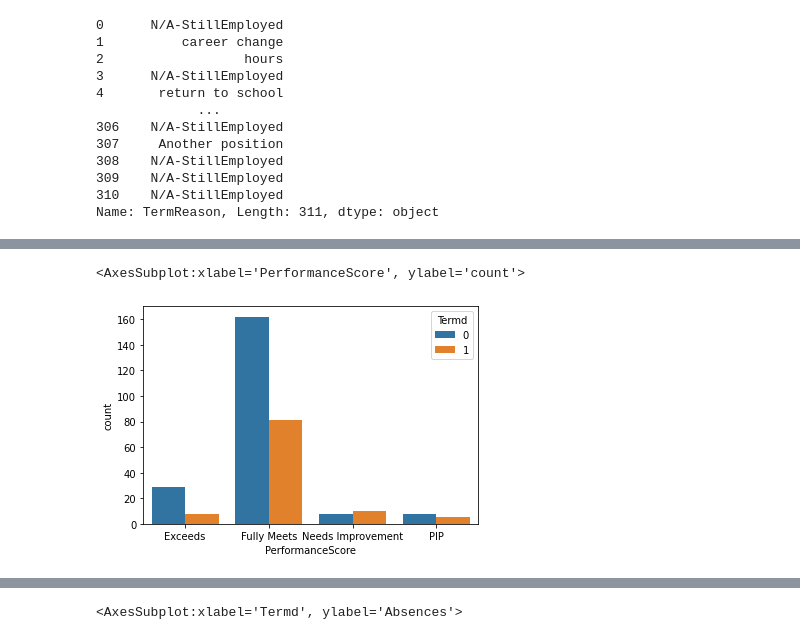
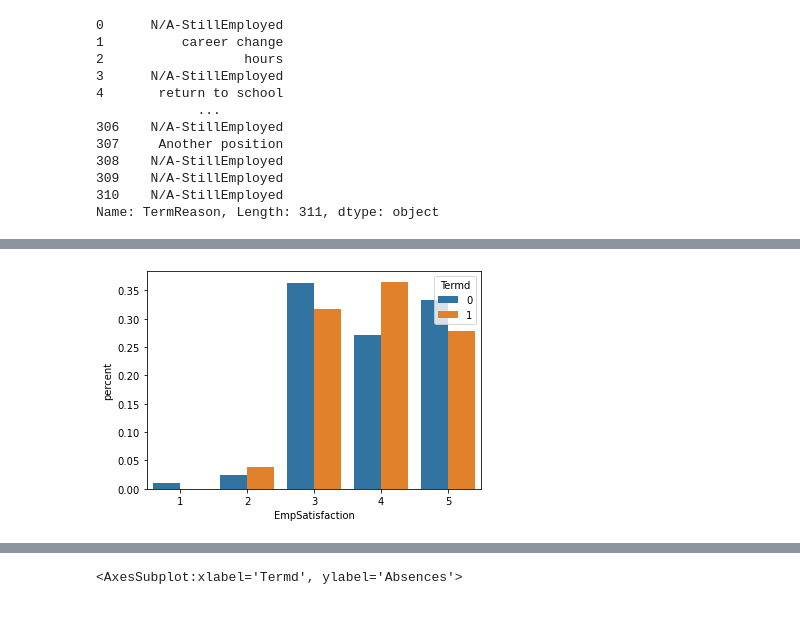
Before and after one commit to shunki-akiyama/HR-Analytics, a Jupyter notebook: HR Analytics.ipynb, the cells around one changed output, grey strips where cells are left out. Drawn from its saved outputs; the diff is of its cells as text; code cells hidden in the pictures.

```diff
--- a/HR Analytics.ipynb
+++ b/HR Analytics.ipynb
@@ -301,5 +291,8 @@ sns.histplot(data=df, x='Salary', hue='Termd')
-# %%
-sns.countplot(x="PerformanceScore", hue="Termd", data=df)
-# %% [output]
-<AxesSubplot:xlabel='PerformanceScore', ylabel='count'>
-[figure, removed]
+# %%
+# sns.countplot(x="EmpSatisfaction", hue="Termd", data=df)
+# Grouped by 'EmpSatisfaction'; hue by 'Termd'
+pct = (df.groupby(['EmpSatisfaction','Termd']).size() / df.groupby(['Termd']).size()).reset_index().rename({0:'percent'}, axis=1)
+sns.barplot(x='EmpSatisfaction', hue='Termd', y='percent', data=pct)
+plt.show()
+# %% [output]
+[figure, added]
```
Also changed, not shown: parts of 47 cells of this notebook, 18 other files.
